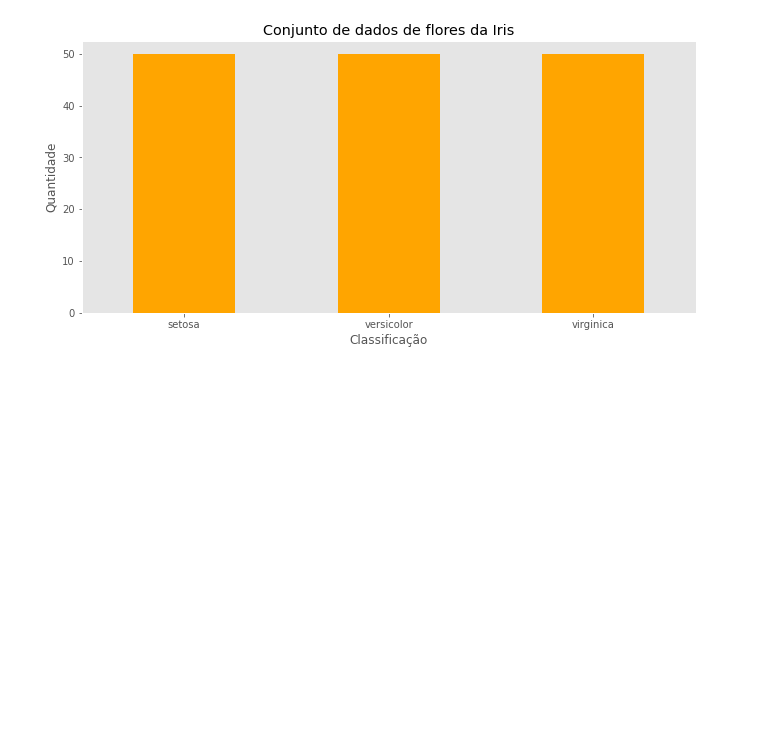
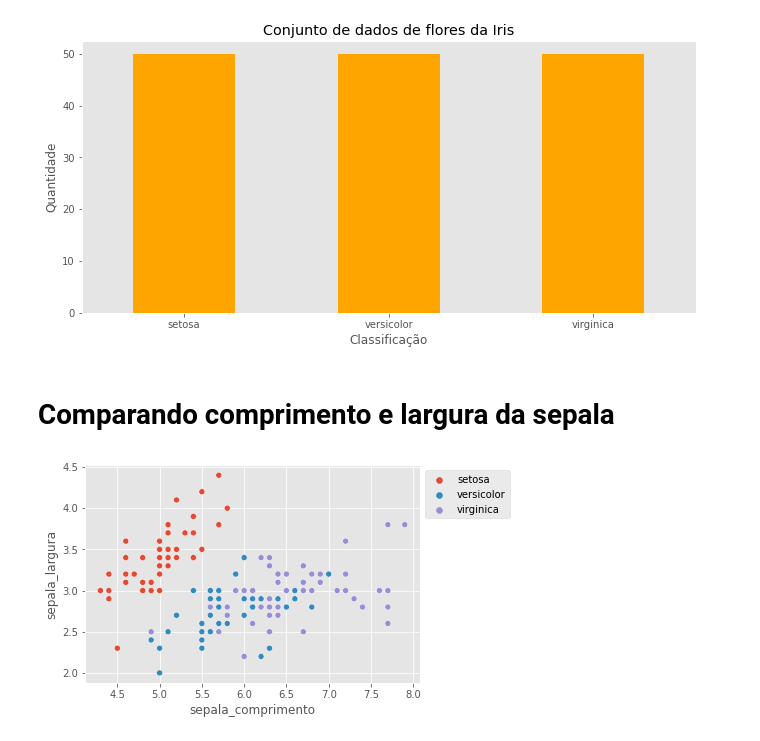
Before and after one commit to jonathan-JIPSlok/Analise_iris_DataScience, a Jupyter notebook: main.ipynb, the cells around one changed output. Drawn from its saved outputs; the diff is of its cells as text; code cells hidden in the pictures; blank space fills up the shorter version.

Commit message:
Comparando comprimento e largura sepalas e pétalas

```diff
--- a/main.ipynb
+++ b/main.ipynb
@@ -71,3 +71,12 @@ plt.ylabel("Quantidade")
 plt.show()
 # %% [output]
 [figure]
+# %% [markdown]
+# Comparando comprimento e largura da sepala
+# %%
+sns.scatterplot(x='sepala_comprimento', y='sepala_largura', hue='especie', data=df)
+#Arrumando a legenda no gráfico
+plt.legend(bbox_to_anchor=(1,1), loc=2)
+plt.show()
+# %% [output]
+[figure, added]
```
Also changed, not shown: parts of 5 cells of this notebook.
